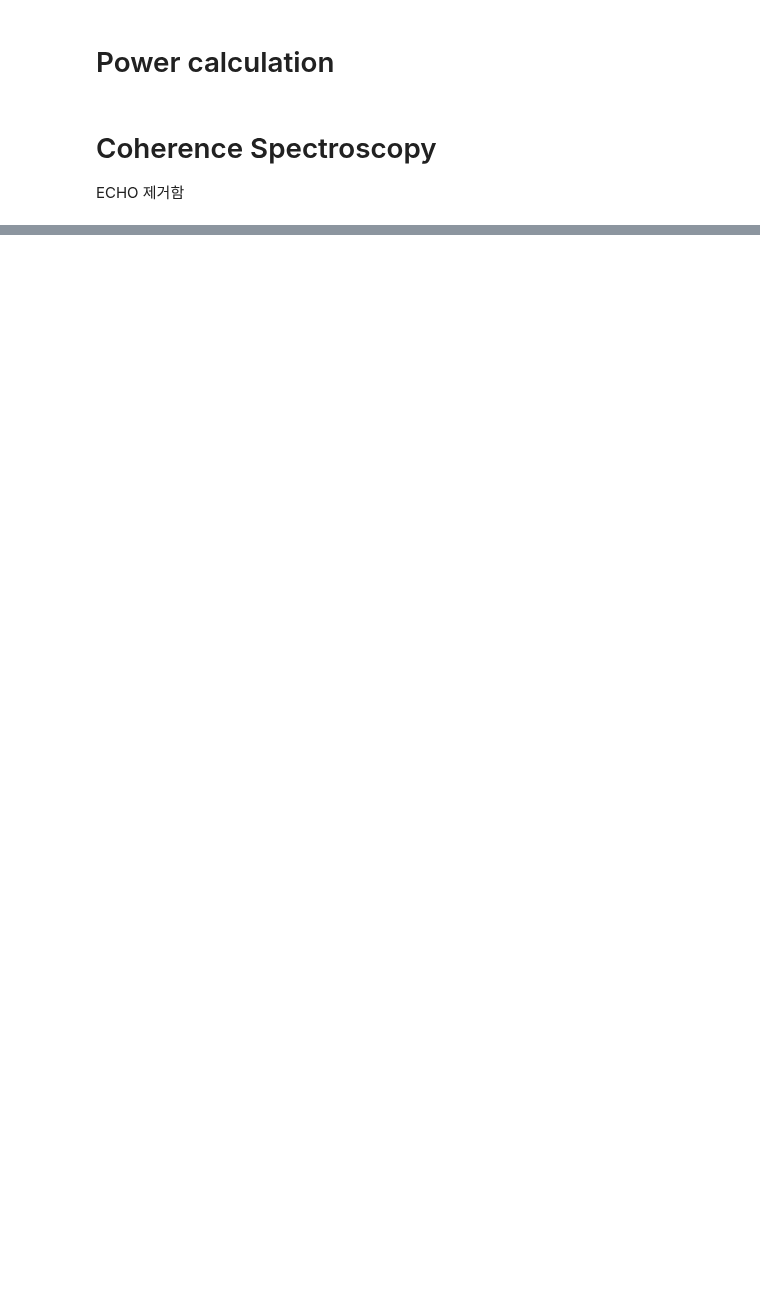
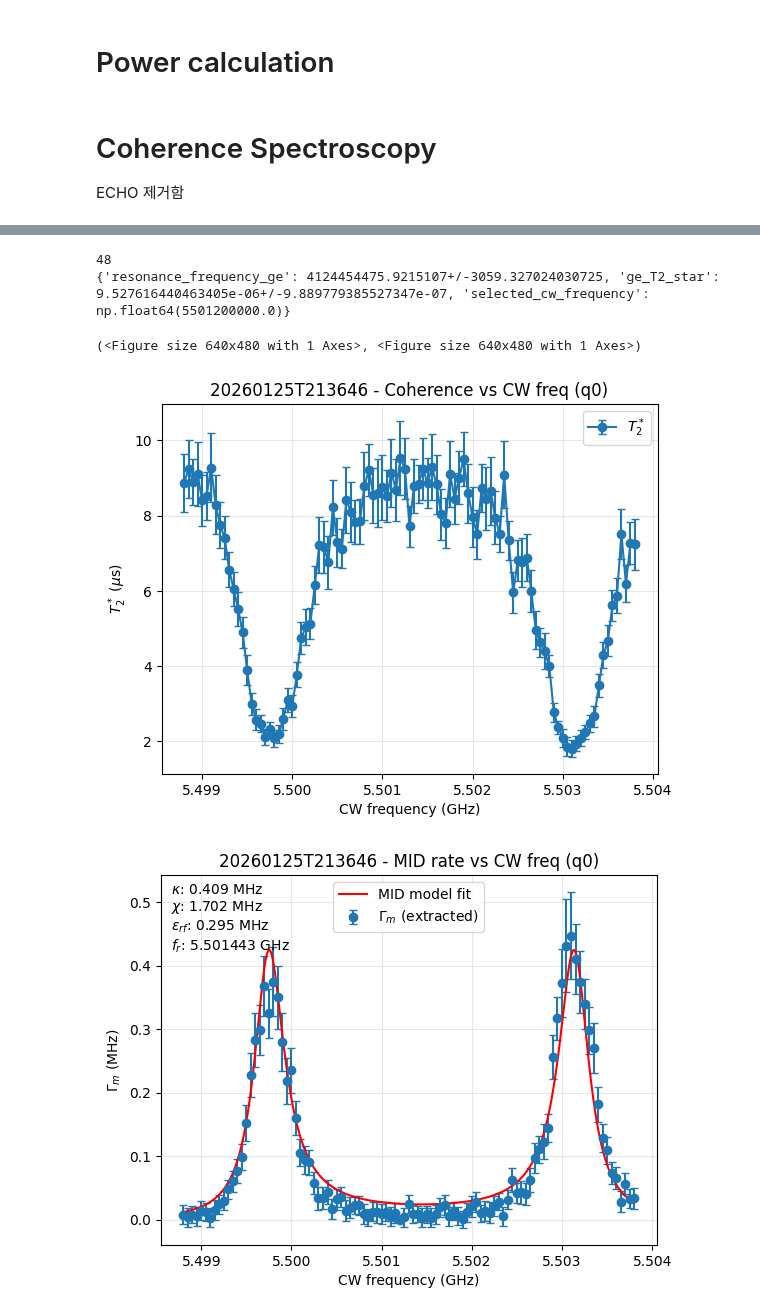
Before and after one commit to yalgaeahn/qubit-experiment, a Jupyter notebook: examples/selectiveRIP/coherence_spec_test.ipynb, the cells around one changed output, grey strips where cells are left out. Saved outputs shown, nothing was run; the diff lists cells and outputs as text; code cells hidden in the pictures; blank space fills up the shorter version.

Commit message:
modified coherent spec

```diff
--- a/examples/selectiveRIP/coherence_spec_test.ipynb
+++ b/examples/selectiveRIP/coherence_spec_test.ipynb
@@ -208,5 +234,3 @@ qubits[4].parameters.resonance_frequency_ge = 6.4203e9 #mode3
 qubits[2].parameters.resonance_frequency_ge = 5.4947e9 #mode1
 
 qubits[2].parameters.readout_integration_delay = 320e-9
-# %%
-qubits[2].parameters.spectroscopy_length = 30e-6
@@ -301,0 +285,66 @@ co_spec_result.tasks["analysis_workflow"].tasks
+# %%
+# custom coherent spec analysis (offline from saved JSON)
+from __future__ import annotations
+
+import json
+from pathlib import Path
+
+import numpy as np
+from analysis import coherence_spectroscopy as coh_analysis
+
+# Work whether the notebook cwd is repo root or this folder.
+base = Path("examples/selectiveRIP")
+if not base.exists():
+    base = Path(".")
+
+data_path = base / "fit-data.input.processed-data-dict.json"
+if not data_path.exists():
+    raise FileNotFoundError(f"Could not find {data_path} (cwd={Path.cwd()})")
+
+with open(data_path, "r") as f:
+    processed_raw = json.load(f)
+
+
+def _pairs_to_complex(data_pairs: np.ndarray) -> np.ndarray:
+    """Convert [..., real, imag, real, imag, ...] to complex array."""
+    real = data_pairs[..., 0::2]
+    imag = data_pairs[..., 1::2]
+    return real + 1j * imag
+
+
+processed_data_dict: dict[str, dict] = {}
+for uid, entry in processed_raw.items():
+    converted: dict = {}
+    for key, value in entry.items():
+        if key == "data_raw" and isinstance(value, dict) and "data" in value:
+            data_pairs = np.asarray(value["data"], dtype=float)
+            converted[key] = _pairs_to_complex(data_pairs)
+        elif isinstance(value, list):
+            converted[key] = np.asarray(value)
+        else:
+            converted[key] = value
+    processed_data_dict[uid] = converted
+
+# Use the qubit objects already defined earlier in the notebook.
+q = qubits[0]
+
+# IMPORTANT: set this to the detuning you used in the experiment.
+detuning_used = 0.4e6
+
+fit_results = coh_analysis.fit_data([q], processed_data_dict)
+qubit_parameters = coh_analysis.extract_qubit_parameters([q], fit_results, detuning_used)
+mid_fit_results = coh_analysis.fit_mid_rate_data([q], qubit_parameters)
+
+print(qubit_parameters["per_frequency"][q.uid]["best_index"])
+print(qubit_parameters["new_parameter_values"][q.uid])
+
+# Plot both T2* and the MID rate fit.
+fig_t2 = coh_analysis.plot_t2_star_vs_frequency([q], qubit_parameters)[q.uid]
+fig_mid = coh_analysis.plot_MID_rate_vs_frequency([q], qubit_parameters, mid_fit_results)[q.uid]
+fig_t2, fig_mid
+# %% [output]
+48
+{'resonance_frequency_ge': 4124454475.9215107+/-3059.327024030725, 'ge_T2_star': 9.527616440463405e-06+/-9.889779385527347e-07, 'selected_cw_frequency': np.float64(5501200000.0)}
+(<Figure size 640x480 with 1 Axes>, <Figure size 640x480 with 1 Axes>)
+[figure, added]
+[figure, added]
```
Also changed, not shown: parts of 20 cells of this notebook, 10 other files.
